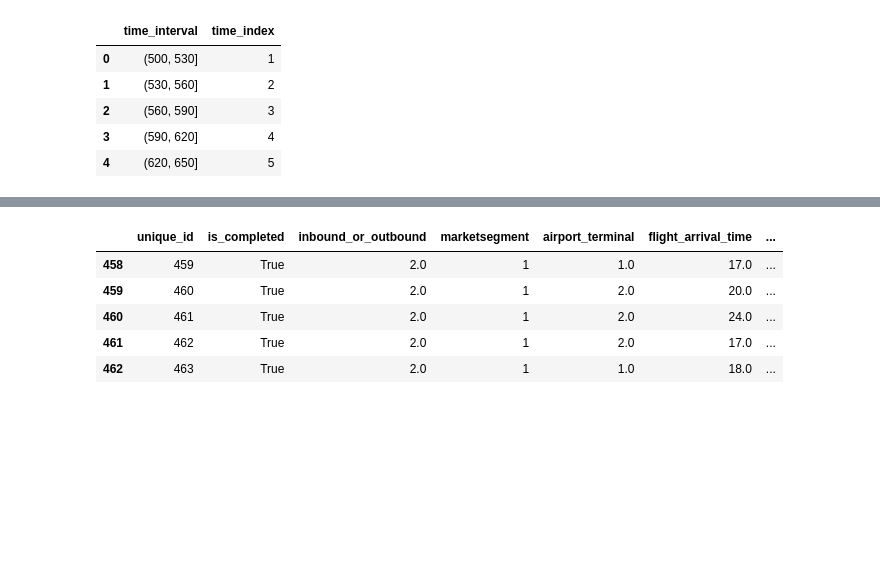
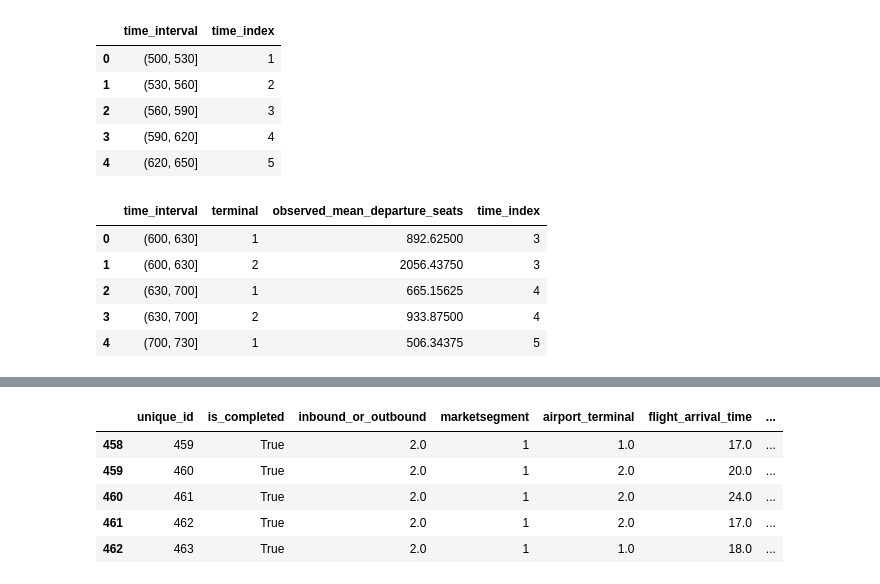
Before and after one commit to wsp-sag/Survey_Airport, a Jupyter notebook: notebooks/09-flight-time-of-day-comparisons.ipynb, the cells around one changed output, grey strips where cells are left out. Saved outputs shown, nothing was run; the diff lists cells and outputs as text; code cells hidden in the pictures; blank space fills up the shorter version.

```diff
--- a/notebooks/09-flight-time-of-day-comparisons.ipynb
+++ b/notebooks/09-flight-time-of-day-comparisons.ipynb
@@ -143,3 +143,14 @@ intervals = [
 interval_index = pd.IntervalIndex.from_tuples(intervals, closed="right")
 index_map_df = pd.DataFrame(interval_index, columns=["time_interval"])
 index_map_df["time_index"] = range(1, 49)
+# %%
+departures_targets = pd.merge(departures_mean_df, index_map_df, on=["time_interval"], how = "left")
+# %%
+departures_targets.head()
+# %% [output]
+|  | time_interval | terminal | observed_mean_departure_seats | time_index |
+| 0 | (600, 630] | 1 | 892.62500 | 3 |
+| 1 | (600, 630] | 2 | 2056.43750 | 3 |
+| 2 | (630, 700] | 1 | 665.15625 | 4 |
+| 3 | (630, 700] | 2 | 933.87500 | 4 |
+| 4 | (700, 730] | 1 | 506.34375 | 5 |
```
Also changed, not shown: parts of 5 cells of this notebook, 11 other files.
